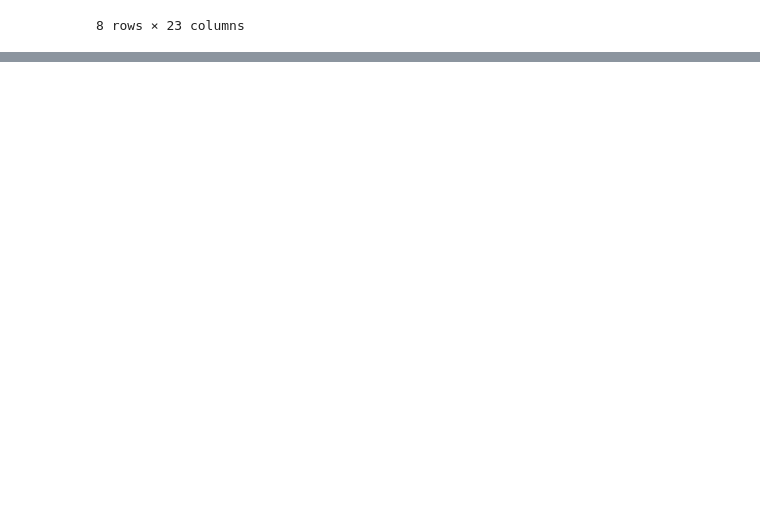
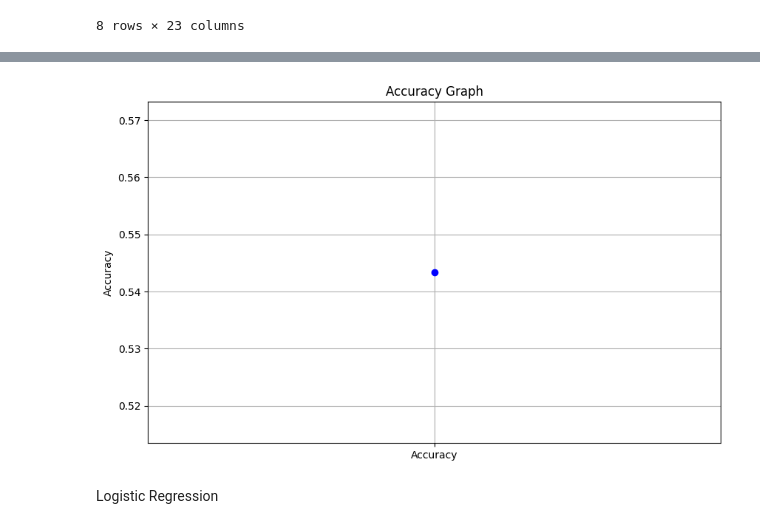
Before and after one commit to Bishwaprotapi/Parkinson-s-DiseaseML, a Jupyter notebook: parkinson disease.ipynb, the cells around one changed output, grey strips where cells are left out. Drawn from its saved outputs; the diff is of its cells as text; code cells hidden in the pictures; blank space fills up the shorter version.

```diff
--- a/parkinson disease.ipynb
+++ b/parkinson disease.ipynb
@@ -202,0 +357,7 @@ ImportError: DLL load failed while importing _backend_agg: The specified module
+# %%
+from sklearn.tree import DecisionTreeClassifier
+dt = DecisionTreeClassifier()
+dt.fit(X_train, y_train)
+y_pred = dt.predict(X_test)
+accuracy = accuracy_score(y_test, y_pred)
+print(f"Decision Tree Accuracy: {accuracy:.4f}")
@@ -202,0 +380,18 @@ ImportError: DLL load failed while importing _backend_agg: The specified module
+# %%
+# Plotting Accuracy Graph
+from sklearn.metrics import accuracy_score
+
+# Calculate accuracy
+accuracy = accuracy_score(y_test, y_pred)
+
+# Plotting the accuracy
+plt.figure(figsize=(10, 6))
+plt.plot(['Accuracy'], [accuracy], marker='o', linestyle='-', color='b')
+plt.title('Accuracy Graph')
+plt.ylabel('Accuracy')
+plt.grid(True)
+plt.show()
+# %% [output]
+[figure, added]
+# %% [markdown]
+Logistic Regression
```
Also changed, not shown: parts of 41 cells of this notebook, 10 other files.
